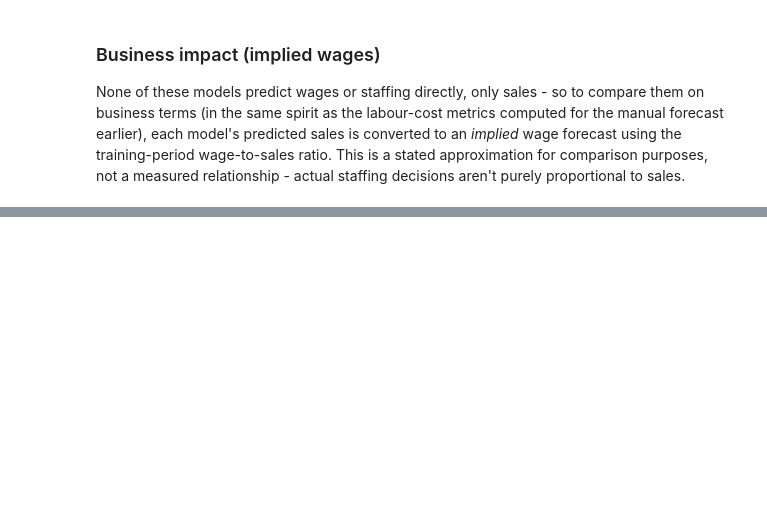
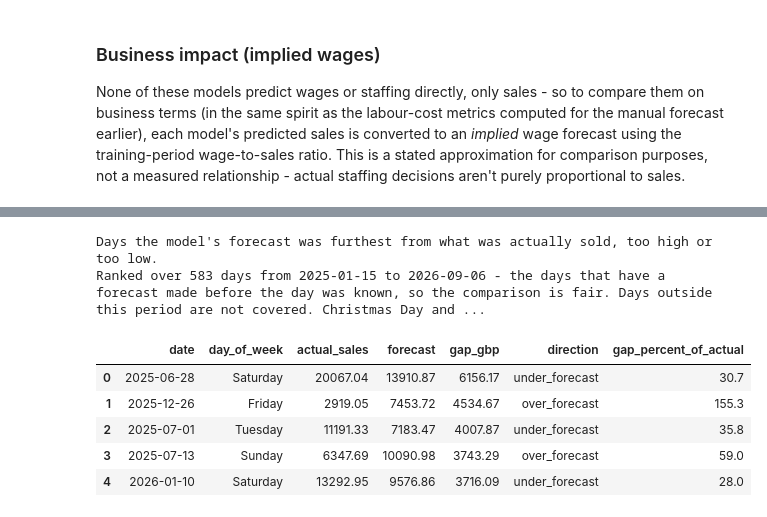
Before and after one commit to kevinpinoarias/hospitality-forecasting-system, a Jupyter notebook: notebooks/portofolio_walkthrough.ipynb, the cells around one changed output, grey strips where cells are left out. Cells and saved outputs as stored; diff of their text form; code cells hidden in the pictures; blank space fills up the shorter version.

```diff
--- a/notebooks/portofolio_walkthrough.ipynb
+++ b/notebooks/portofolio_walkthrough.ipynb
@@ -311,0 +413,32 @@ This project demonstrates not just model training, but full workflow design, eva
+# %%
+import sys
+
+sys.path.insert(0, str(PROJECT_ROOT.resolve()))
+from src.api.error_ranking import rank_errors
+
+backtest = pd.read_csv(
+    PROJECT_ROOT / "reports" / "results" / "final_model_backtest_predictions.csv", parse_dates=["date"]
+)
+history = backtest[["date", "total_sales", "forecast_sales"]]
+model_forecasts = {d.date(): p for d, p in zip(backtest["date"], backtest["final_model_prediction"])}
+
+
+def ranking_table(kind, forecast, limit=5):
+    result = rank_errors(history, model_forecasts, kind, forecast, limit)
+    table = pd.DataFrame([day.model_dump() for day in result.days])
+    return result, table[["date", "day_of_week", "actual_sales", "forecast", "gap_gbp", "direction", "gap_percent_of_actual"]]
+
+
+result, table = ranking_table("worst", "model")
+print(result.ranking)
+print(result.note, "\n")
+table
+# %% [output]
+Days the model's forecast was furthest from what was actually sold, too high or too low.
+Ranked over 583 days from 2025-01-15 to 2026-09-06 - the days that have a forecast made before the day was known, so the comparison is fair. Days outside this period are not covered. Christmas Day and ...
+|  | date | day_of_week | actual_sales | forecast | gap_gbp | direction | gap_percent_of_actual |
+| 0 | 2025-06-28 | Saturday | 20067.04 | 13910.87 | 6156.17 | under_forecast | 30.7 |
+| 1 | 2025-12-26 | Friday | 2919.05 | 7453.72 | 4534.67 | over_forecast | 155.3 |
+| 2 | 2025-07-01 | Tuesday | 11191.33 | 7183.47 | 4007.87 | under_forecast | 35.8 |
+| 3 | 2025-07-13 | Sunday | 6347.69 | 10090.98 | 3743.29 | over_forecast | 59.0 |
+| 4 | 2026-01-10 | Saturday | 13292.95 | 9576.86 | 3716.09 | under_forecast | 28.0 |
```
Also changed, not shown: parts of 47 cells of this notebook.
